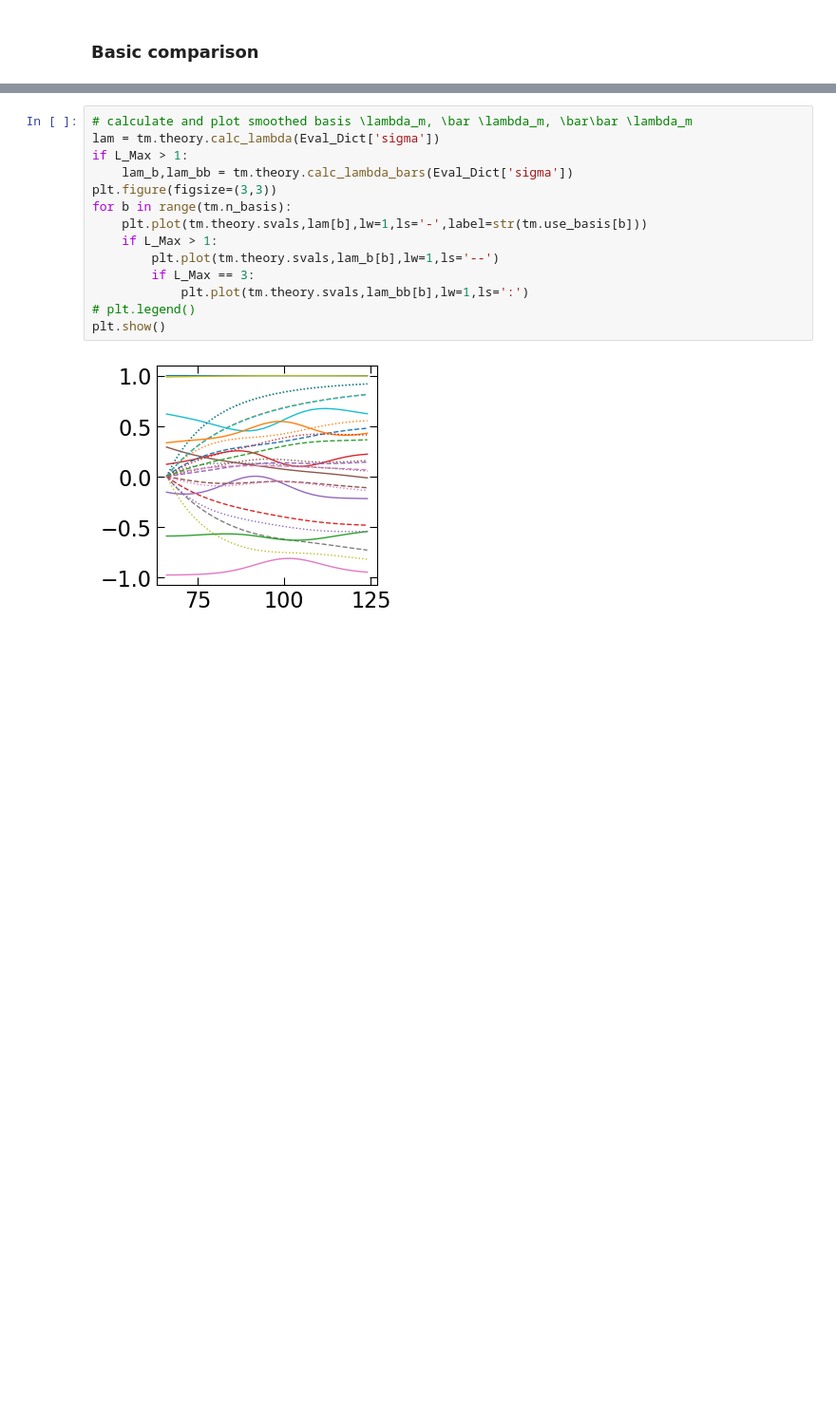
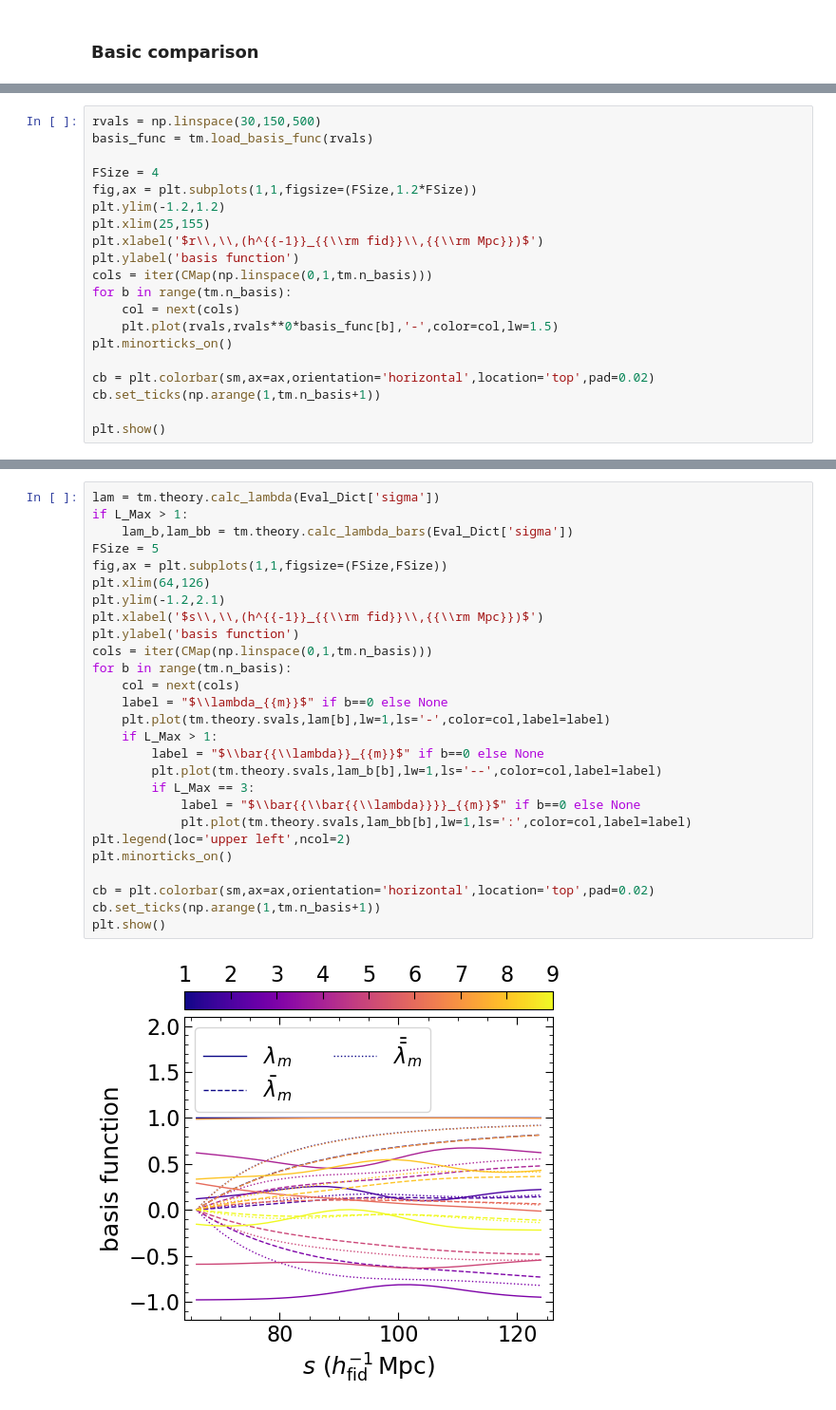
Before and after one commit to a-paranjape/zeldovich-smearing, a Jupyter notebook: examples/ZelSmear_Explore_Theory.ipynb, the cells around one changed output, grey strips where cells are left out. Shown at 95% size. Cells and saved outputs as stored; diff of their text form; blank space fills up the shorter version.

```diff
--- a/examples/ZelSmear_Explore_Theory.ipynb
+++ b/examples/ZelSmear_Explore_Theory.ipynb
@@ -220,0 +216,20 @@ array([ 66.,  68.,  70.,  72.,  74.,  76.,  78.,  80.,  82.,  84.,  86.,
+# %%
+rvals = np.linspace(30,150,500)
+basis_func = tm.load_basis_func(rvals)
+
+FSize = 4
+fig,ax = plt.subplots(1,1,figsize=(FSize,1.2*FSize))
+plt.ylim(-1.2,1.2)
+plt.xlim(25,155)
+plt.xlabel('$r\\,\\,(h^{{-1}}_{{\\rm fid}}\\,{{\\rm Mpc}})$')
+plt.ylabel('basis function')
+cols = iter(CMap(np.linspace(0,1,tm.n_basis)))
+for b in range(tm.n_basis):
+    col = next(cols)
+    plt.plot(rvals,rvals**0*basis_func[b],'-',color=col,lw=1.5)
+plt.minorticks_on()
+
+cb = plt.colorbar(sm,ax=ax,orientation='horizontal',location='top',pad=0.02)
+cb.set_ticks(np.arange(1,tm.n_basis+1))
+
+plt.show()
@@ -221,16 +240,29 @@ array([ 66.,  68.,  70.,  72.,  74.,  76.,  78.,  80.,  82.,  84.,  86.,
 # %%
-# calculate and plot smoothed basis \lambda_m, \bar \lambda_m, \bar\bar \lambda_m
 lam = tm.theory.calc_lambda(Eval_Dict['sigma'])
 if L_Max > 1:
     lam_b,lam_bb = tm.theory.calc_lambda_bars(Eval_Dict['sigma'])
-plt.figure(figsize=(3,3))
+FSize = 5
+fig,ax = plt.subplots(1,1,figsize=(FSize,FSize))
+plt.xlim(64,126)
+plt.ylim(-1.2,2.1)
+plt.xlabel('$s\\,\\,(h^{{-1}}_{{\\rm fid}}\\,{{\\rm Mpc}})$')
+plt.ylabel('basis function')
+cols = iter(CMap(np.linspace(0,1,tm.n_basis)))
 for b in range(tm.n_basis):
-    plt.plot(tm.theory.svals,lam[b],lw=1,ls='-',label=str(tm.use_basis[b]))
+    col = next(cols)
+    label = "$\\lambda_{{m}}$" if b==0 else None
+    plt.plot(tm.theory.svals,lam[b],lw=1,ls='-',color=col,label=label)
     if L_Max > 1:
-        plt.plot(tm.theory.svals,lam_b[b],lw=1,ls='--')
+        label = "$\\bar{{\\lambda}}_{{m}}$" if b==0 else None
+        plt.plot(tm.theory.svals,lam_b[b],lw=1,ls='--',color=col,label=label)
         if L_Max == 3:
-            plt.plot(tm.theory.svals,lam_bb[b],lw=1,ls=':')
-# plt.legend()
+            label = "$\\bar{{\\bar{{\\lambda}}}}_{{m}}$" if b==0 else None
+            plt.plot(tm.theory.svals,lam_bb[b],lw=1,ls=':',color=col,label=label)
+plt.legend(loc='upper left',ncol=2)
+plt.minorticks_on()
+
+cb = plt.colorbar(sm,ax=ax,orientation='horizontal',location='top',pad=0.02)
+cb.set_ticks(np.arange(1,tm.n_basis+1))
 plt.show()
 # %% [output]
-[figure, old version]
+[figure, new version]
```
Also changed, not shown: parts of 32 cells of this notebook, 1 other file.
